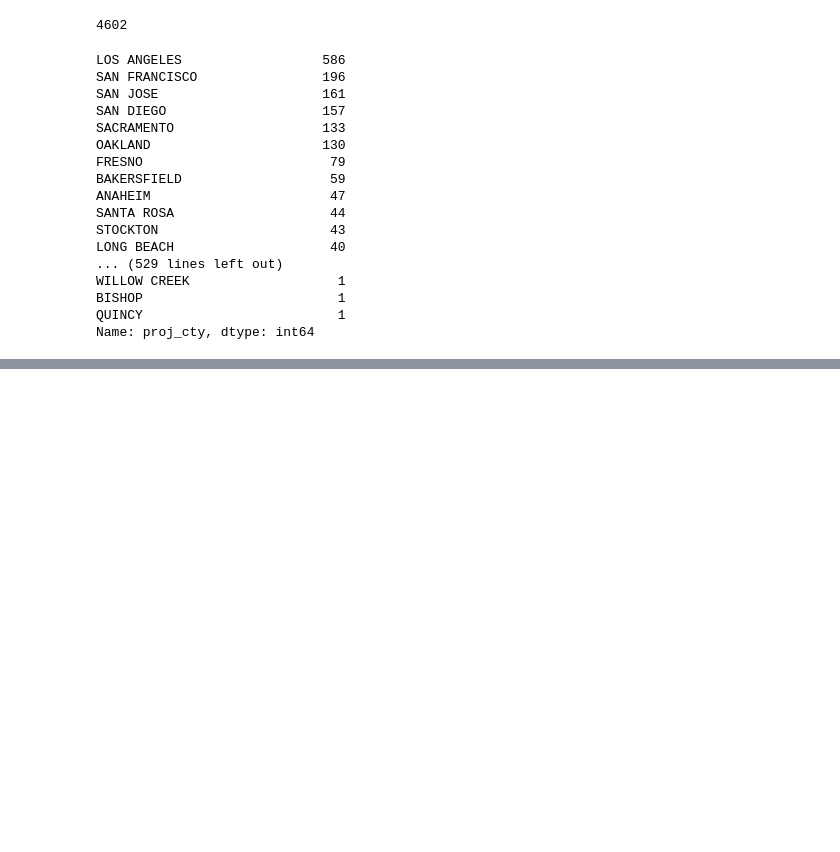
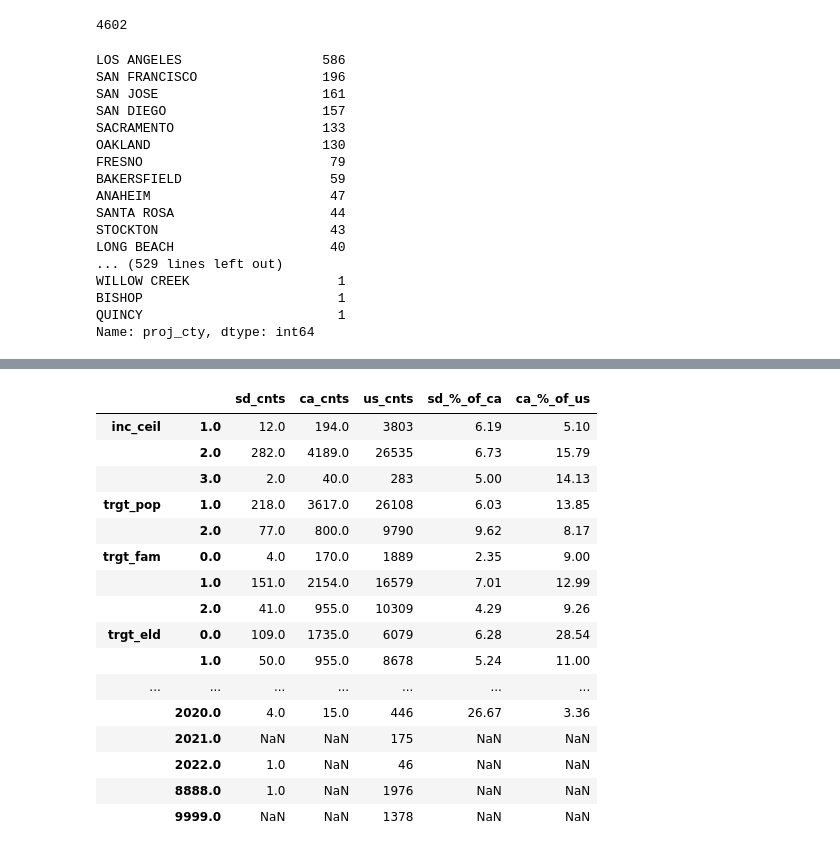
Before and after one commit to pndang/ULI-UCSD-H2H, a Jupyter notebook: LIHTC_analysis/lihtc-data-prep.ipynb, the cells around one changed output, grey strips where cells are left out. Cells and saved outputs as stored; diff of their text form; code cells hidden in the pictures; blank space fills up the shorter version.

Commit message:
add sd and ca proportion tables

```diff
--- a/LIHTC_analysis/lihtc-data-prep.ipynb
+++ b/LIHTC_analysis/lihtc-data-prep.ipynb
@@ -153,0 +175,10 @@ Name: proj_cty, dtype: int64
+# %%
+# Get CA and SD sub-datasets
+
+ca = df[df['proj_st'] == 'CA']
+
+sdCities = ['del mar', 'chula vista', 'coronado', 'carlsbad', 'el cajon', 'encinitas', \
+    'escondido', 'imperial beach', 'la mesa', 'lemon grove', 'national city', \
+    'oceanside', 'poway', 'san diego', 'san marcos', 'santee', 'solana beach', 'vista']
+
+sd = df[df['proj_cty'].str.lower().isin(sdCities)]
@@ -153,0 +242,53 @@ Name: proj_cty, dtype: int64
+# %%
+# Get counts at CA and SD levels
+
+sdCounts, caCounts, usCounts = [], [], []
+for idx in range(len(outerIndexes)):
+    pair = (outerIndexes[idx], innerIndexes[idx])
+
+    try:
+        sdCount = sd[pair[0]].value_counts()[pair[1]]
+        sdCounts.append(np.round(sdCount,0))
+    except: sdCounts.append(np.NaN)
+
+    try:
+        caCount = ca[pair[0]].value_counts()[pair[1]]
+        caCounts.append(np.round(caCount,0))
+    except: caCounts.append(np.NaN)
+
+    try:
+        usCount = df[pair[0]].value_counts()[pair[1]]
+        usCounts.append(np.round(usCount,0))
+    except: usCounts.append(np.NaN)
+# %%
+# Put everything into a table
+
+arrays = [np.array(outerIndexes), np.array(innerIndexes)]
+catTable = pd.DataFrame(index=arrays, data={'sd_cnts': sdCounts, \
+                                            'ca_cnts': caCounts,
+                                            'us_cnts': usCounts})
+
+catTable['sd_%_of_ca'] = np.round((catTable['sd_cnts'] / catTable['ca_cnts'])*100,2)
+catTable['ca_%_of_us'] = np.round((catTable['ca_cnts'] / catTable['us_cnts'])*100,2)
+# %%
+pd.set_option('display.max_rows', None)
+# %%
+catTable
+# %% [output]
+|  |  | sd_cnts | ca_cnts | us_cnts | sd_%_of_ca | ca_%_of_us |
+| inc_ceil | 1.0 | 12.0 | 194.0 | 3803 | 6.19 | 5.10 |
+|  | 2.0 | 282.0 | 4189.0 | 26535 | 6.73 | 15.79 |
+|  | 3.0 | 2.0 | 40.0 | 283 | 5.00 | 14.13 |
+| trgt_pop | 1.0 | 218.0 | 3617.0 | 26108 | 6.03 | 13.85 |
+|  | 2.0 | 77.0 | 800.0 | 9790 | 9.62 | 8.17 |
+| trgt_fam | 0.0 | 4.0 | 170.0 | 1889 | 2.35 | 9.00 |
+|  | 1.0 | 151.0 | 2154.0 | 16579 | 7.01 | 12.99 |
+|  | 2.0 | 41.0 | 955.0 | 10309 | 4.29 | 9.26 |
+| trgt_eld | 0.0 | 109.0 | 1735.0 | 6079 | 6.28 | 28.54 |
+|  | 1.0 | 50.0 | 955.0 | 8678 | 5.24 | 11.00 |
+| ... | ... | ... | ... | ... | ... | ... |
+|  | 2020.0 | 4.0 | 15.0 | 446 | 26.67 | 3.36 |
+|  | 2021.0 | NaN | NaN | 175 | NaN | NaN |
+|  | 2022.0 | 1.0 | NaN | 46 | NaN | NaN |
+|  | 8888.0 | 1.0 | NaN | 1976 | NaN | NaN |
+|  | 9999.0 | NaN | NaN | 1378 | NaN | NaN |
```
Also changed, not shown: parts of 20 cells of this notebook.
